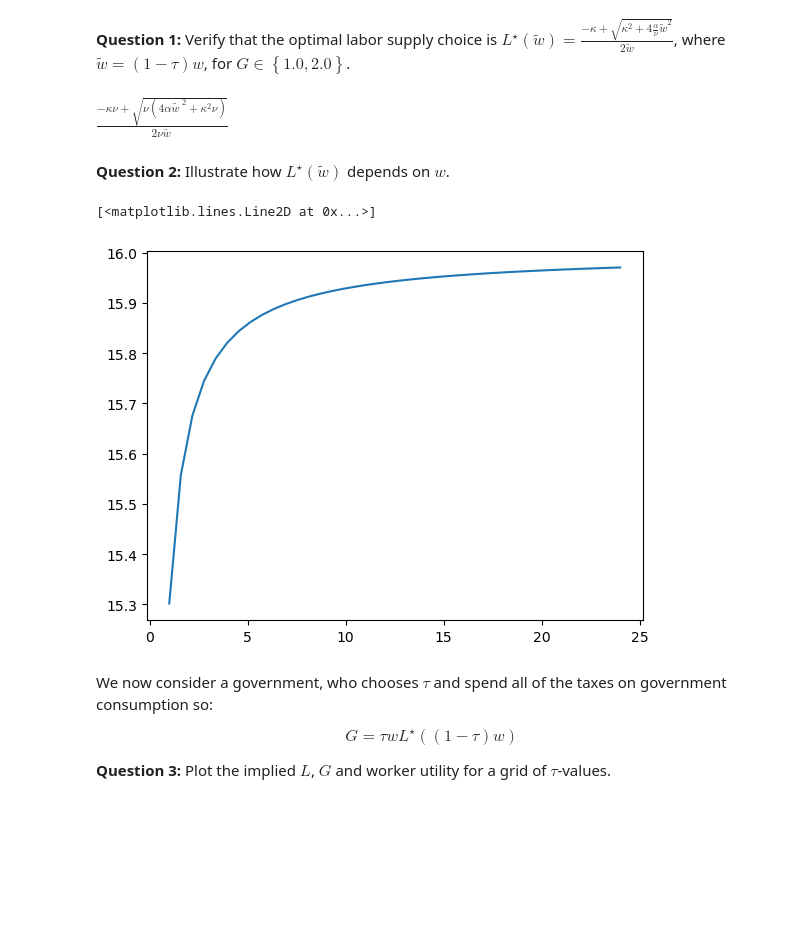
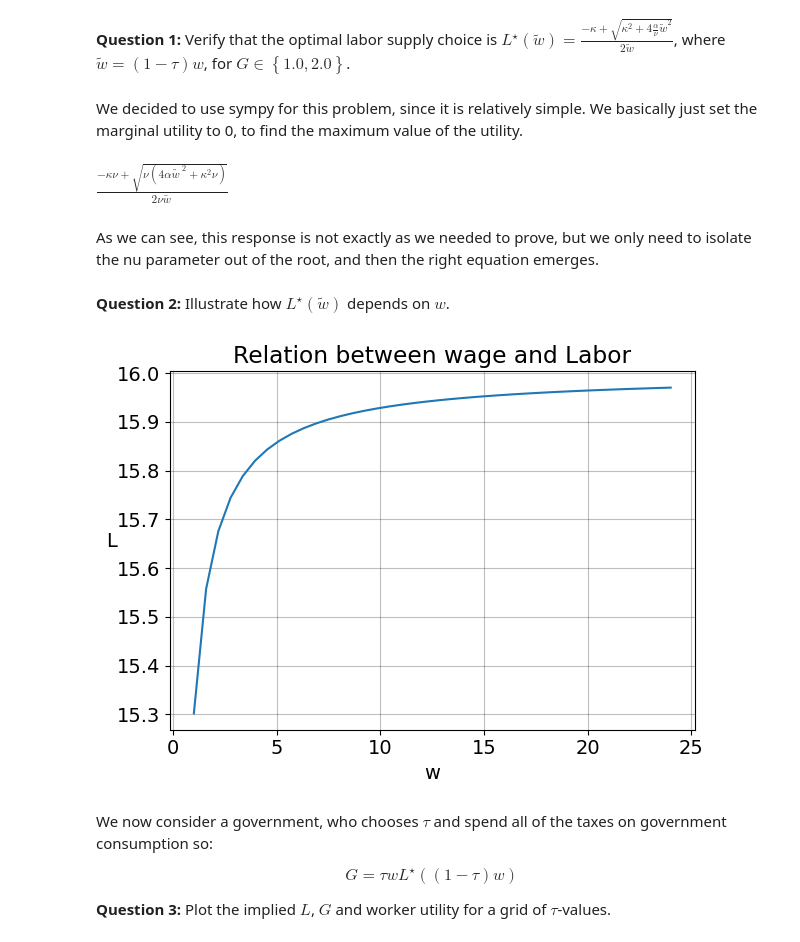
Before and after one commit to NumEconCopenhagen/projects-2023-the-best-duo, a Jupyter notebook: examproject/Exam-2023-notebook.ipynb, the cells around one changed output. Cells and saved outputs as stored; diff of their text form; code cells hidden in the pictures; blank space fills up the shorter version.

Commit message:
BEAUTIFICALIZ-A-BUNCH-IZATION (Chi, just because)

```diff
--- a/examproject/Exam-2023-notebook.ipynb
+++ b/examproject/Exam-2023-notebook.ipynb
@@ -64,4 +72,6 @@ w &= 1.0 \\
 $$
 # %% [markdown]
 **Question 1:** Verify that the optimal labor supply choice is $L^{\star}(\tilde{w}) =\frac{-\kappa+\sqrt{\kappa^{2}+4\frac{\alpha}{\nu}\tilde{w}^2}}{2\tilde{w}}$, where $\tilde{w} = (1-\tau)w$, for $G\in\left\{1.0 , 2.0\right\}$.
+# %% [markdown]
+We decided to use sympy for this problem, since it is relatively simple. We basically just set the marginal utility to 0, to find the maximum value of the utility.
 # %%
@@ -81,30 +94,39 @@ sol = sm.solve(sm.Eq(V_diff,0),L)
 sol[1]
 # %% [output]
 $\displaystyle \frac{- \kappa \nu + \sqrt{\nu \left(4 \alpha \tilde{w~}^{2} + \kappa^{2} \nu\right)}}{2 \nu \tilde{w~}}$
+# %% [markdown]
+As we can see, this response is not exactly as we needed to prove, but we only need to isolate the nu parameter out of the root, and then the right equation emerges.
 # %% [markdown]
 **Question 2:** Illustrate how $L^{\star}(\tilde{w})$ depends on $w$.
-# %%
-# write your code here
-w_vector = np.linspace(1,24,40)
-alpha_val = 0.5
-kappa_val = 1.0
-nu_val = 1/(2*16**2)
-tau_val = 0.3
-
-L_f = sol[1].subs(w_,(1-tau)*w)
-
-Labor = sm.lambdify(args=(w,alpha,kappa,nu,tau),expr=L_f)
-
-
-L_vector = []
-for w_val in w_vector:
-    L_val = Labor(w_val,alpha_val,kappa_val,nu_val,tau_val)
-    L_vector.append(L_val)
-
-plt.plot(w_vector,L_vector)
-# %% [output]
-[<matplotlib.lines.Line2D at 0x...>]
-[figure, removed]
+# %%
+# a. initiate model
+model1 = optimal_taxation_model()
+
+# b. create wage vector
+w_vector = np.linspace(1,24,40)
+
+# c. simulate all L for all w
+L_vector = []
+for w_val in w_vector:
+    L_val = model1.optimal_L(w_val,model1.par.tau)
+    L_vector.append(L_val)
+
+# d. create a subplot
+ax = plt.subplot()
+
+# e. plot
+ax.plot(w_vector,L_vector)
+
+# f. name labels
+ax.set_xlabel("w")
+ax.set_ylabel("L",rotation="horizontal")
+ax.set_title("Relation between wage and Labor")
+
+# g. show
+plt.tight_layout()
+plt.show()
+# %% [output]
+[figure, added]
 # %% [markdown]
 
 We now consider a government, who chooses $\tau$ and spend all of the taxes on government consumption so:
```
Also changed, not shown: parts of 23 cells of this notebook, 3 other files.
